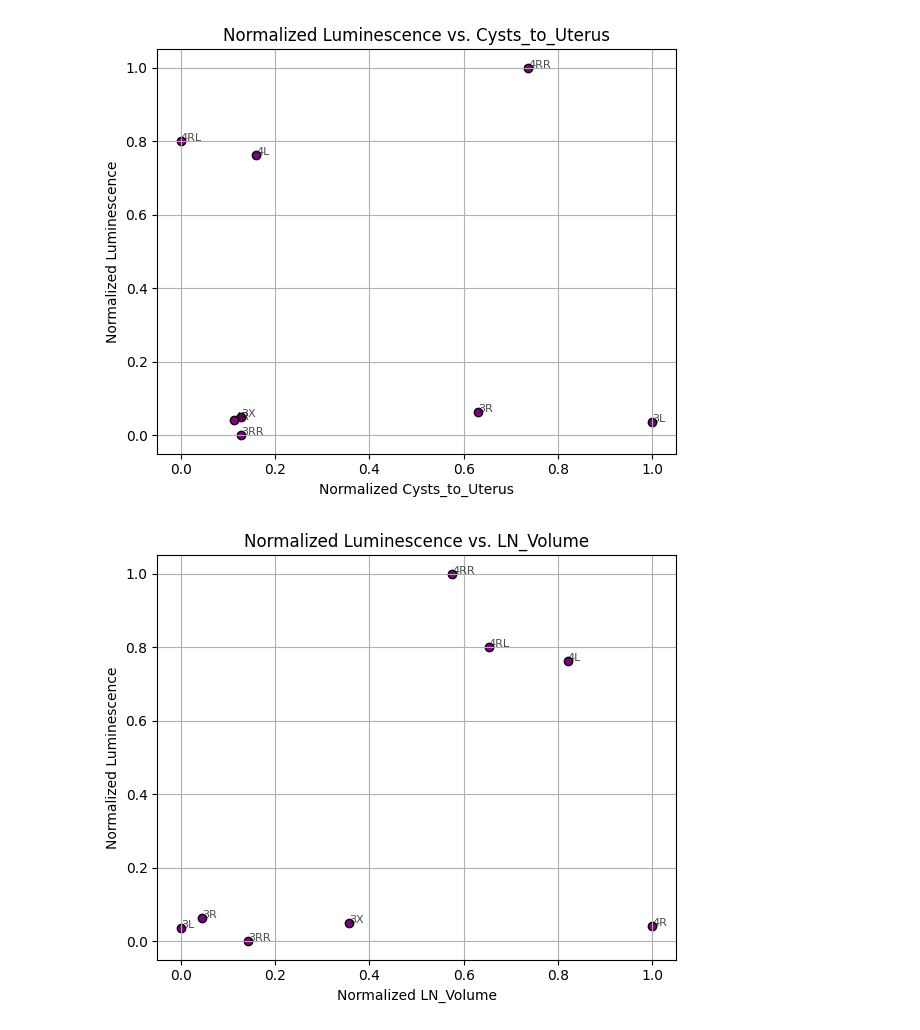
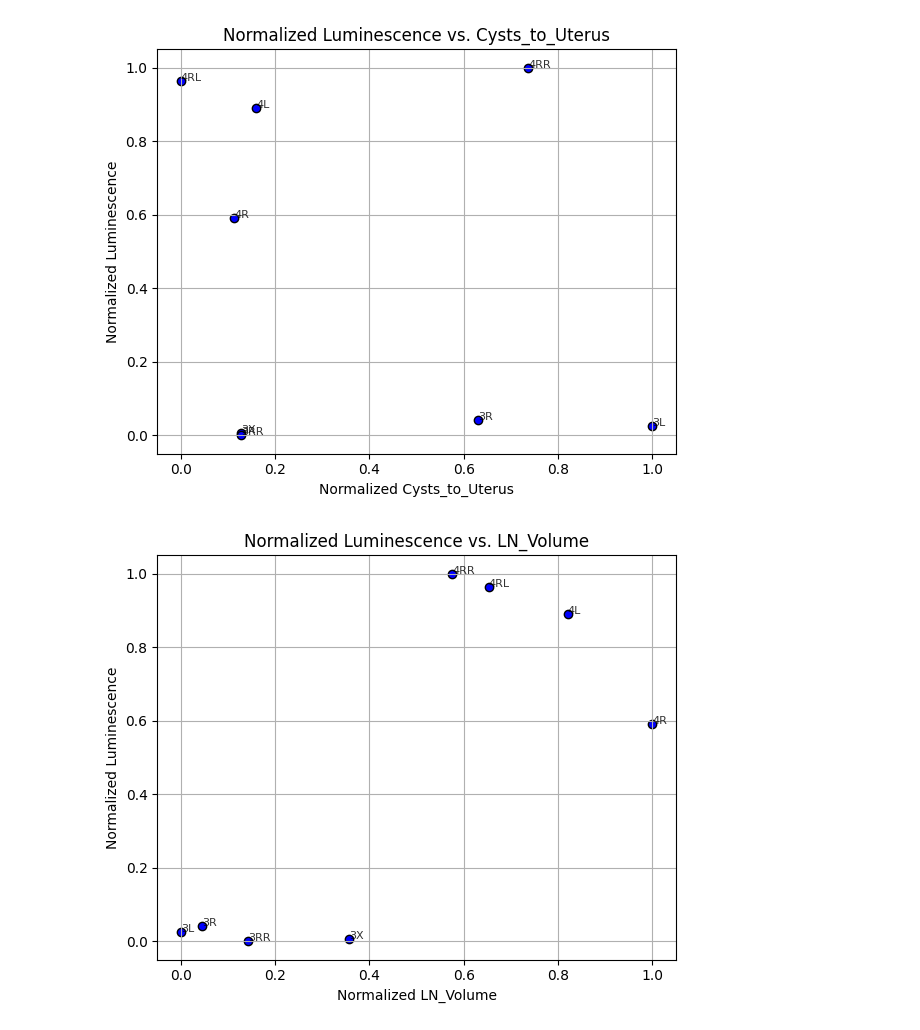
Before and after one commit to vrama16/LymeDisease, a Jupyter notebook: G2W7Plots.ipynb, the cells around one changed output. Saved outputs shown, nothing was run; the diff lists cells and outputs as text; code cells hidden in the pictures.

```diff
--- a/G2W7Plots.ipynb
+++ b/G2W7Plots.ipynb
@@ -36,10 +34,10 @@ mouse_order = [
 ]
 # %%
-# Step 2: Initialize luminescence dict
+# Step 3: Initialize luminescence dictionary
 mouse_lumin = {mouse['Mouse']: 0 for mouse in mri_data}
 
-# Step 3: Process each folder and calculate luminescence per mouse
-for folder, mice in zip(folders, mouse_order):
+# Step 4: Process luminescent.TIF images
+for folder, (mice, slots) in zip(folders, mouse_order):
     image_path = os.path.join(base_dir, folder, 'luminescent.TIF')
 
     if not os.path.exists(image_path):
@@ -47,40 +45,28 @@ for folder, mice in zip(folders, mouse_order):
         continue
 
     img = cv2.imread(image_path, cv2.IMREAD_GRAYSCALE)
-
     if img is None:
-        print(f"[Error] Failed to load image: {image_path}")
+        print(f"[Error] Could not load image: {image_path}")
         continue
 
     height, width = img.shape
-    chunk_width = width // 4
+    slot_width = width // 5  # Divide into 5 equal vertical slots
 
-    for i in range(4):
-        chunk = img[:, i * chunk_width:(i + 1) * chunk_width]
+    for i, slot_index in enumerate(slots):
+        chunk = img[:, slot_index * slot_width : (slot_index + 1) * slot_width]
         flux = np.sum(chunk)
         mouse_lumin[mice[i]] += flux
 
-# Step 4: Normalize utility function
+# Step 5: Normalize utility
 def normalize(values):
     values = np.array(values, dtype=np.float64)
     return (values - np.min(values)) / (np.max(values) - np.min(values))
 
-# Step 5: Attach luminescence to MRI entries
+# Step 6: Attach luminescence to MRI data
 for mouse in mri_data:
     mouse['Lum'] = mouse_lumin.get(mouse['Mouse'], None)
 # %%
-
-# Step 3: Normalize luminescence and MRI metrics
-def normalize(values):
-    values = np.array(values, dtype=np.float64)
-    return (values - np.min(values)) / (np.max(values) - np.min(values))
-
-# Add luminescence to MRI data
-for mouse in mri_data:
-    mouse['Lum'] = mouse_lumin[mouse['Mouse']]
-
-# Step 4: Plot correlations
-def plot_correlation(x_label, y_label):
+def plot_correlation(x_label):
     x_vals = [mouse[x_label] for mouse in mri_data]
     y_vals = [mouse['Lum'] for mouse in mri_data]
 
@@ -88,19 +74,21 @@ def plot_correlation(x_label, y_label):
     y_norm = normalize(y_vals)
 
     plt.figure(figsize=(6, 5))
-    plt.scatter(x_norm, y_norm, c='purple', edgecolor='black')
+    plt.scatter(x_norm, y_norm, c='blue', edgecolor='black')
     plt.title(f'Normalized Luminescence vs. {x_label}')
     plt.xlabel(f'Normalized {x_label}')
     plt.ylabel('Normalized Luminescence')
+
     for i, mouse in enumerate(mri_data):
-        plt.annotate(mouse['Mouse'], (x_norm[i], y_norm[i]), fontsize=8, alpha=0.7)
+        plt.annotate(mouse['Mouse'], (x_norm[i], y_norm[i]), fontsize=8, alpha=0.8)
+
     plt.grid(True)
     plt.tight_layout()
     plt.show()
 
-# Step 5: Run plots
-plot_correlation('Uterus_Volume', 'Lum')
-plot_correlation('Cyst_Volume', 'Lum')
-plot_correlation('Cysts_to_Uterus', 'Lum')
-plot_correlation('LN_Volume', 'Lum')
+# Step 8: Generate correlation plots
+plot_correlation('Uterus_Volume')
+plot_correlation('Cyst_Volume')
+plot_correlation('Cysts_to_Uterus')
+plot_correlation('LN_Volume')
 # %% [output]
@@ -109,2 +97,2 @@ plot_correlation('LN_Volume', 'Lum')
-[figure, old version]
+[figure, new version]
-[figure, old version]
+[figure, new version]
```
Also changed, not shown: parts of 2 cells of this notebook, 1 other file.
